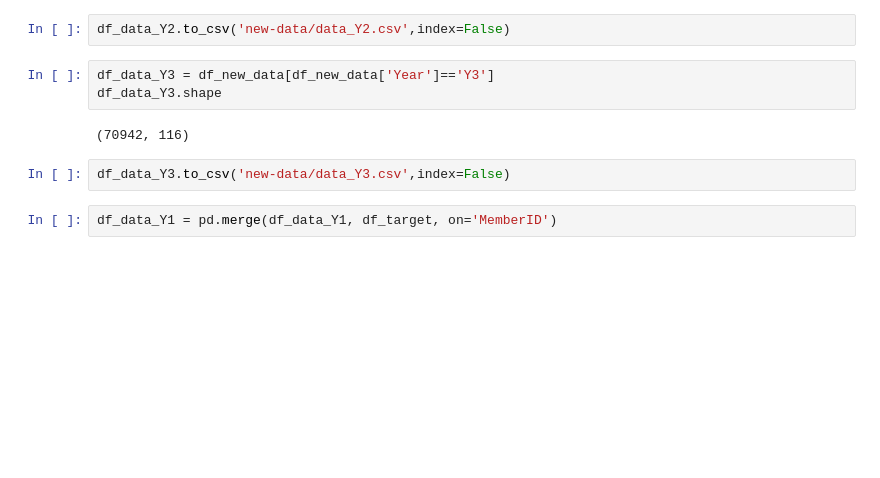
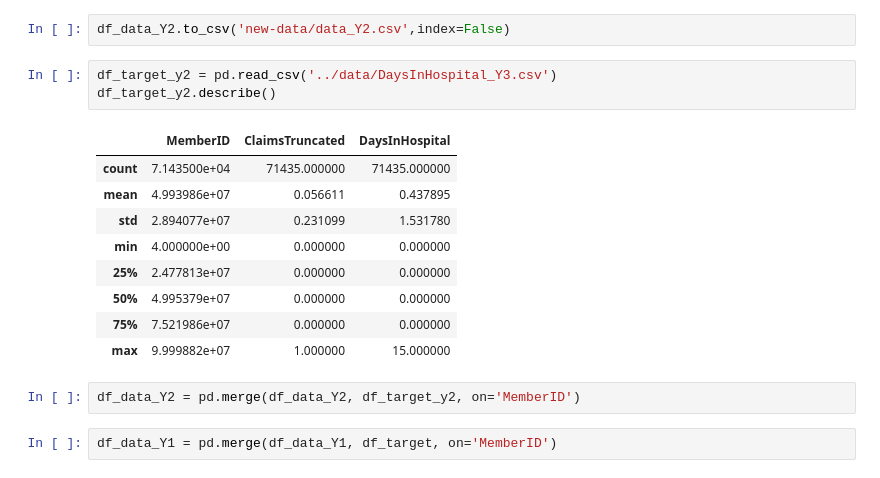
Before and after one commit to truongkhanhduy95/Heritage-Health-Prize, a Jupyter notebook: 1.data-preparation/merger.ipynb, the cells around one changed output. Drawn from its saved outputs; the diff is of its cells as text; blank space fills up the shorter version.

```diff
--- a/1.data-preparation/merger.ipynb
+++ b/1.data-preparation/merger.ipynb
@@ -187,13 +187,21 @@ df_data_Y2.shape
 (71435, 116)
 # %%
 df_data_Y2.to_csv('new-data/data_Y2.csv',index=False)
-# %%
-df_data_Y3 = df_new_data[df_new_data['Year']=='Y3']
-df_data_Y3.shape
-# %% [output]
-(70942, 116)
-# %%
-df_data_Y3.to_csv('new-data/data_Y3.csv',index=False)
+# %%
+df_target_y2 = pd.read_csv('../data/DaysInHospital_Y3.csv')
+df_target_y2.describe()
+# %% [output]
+|  | MemberID | ClaimsTruncated | DaysInHospital |
+| count | 7.143500e+04 | 71435.000000 | 71435.000000 |
+| mean | 4.993986e+07 | 0.056611 | 0.437895 |
+| std | 2.894077e+07 | 0.231099 | 1.531780 |
+| min | 4.000000e+00 | 0.000000 | 0.000000 |
+| 25% | 2.477813e+07 | 0.000000 | 0.000000 |
+| 50% | 4.995379e+07 | 0.000000 | 0.000000 |
+| 75% | 7.521986e+07 | 0.000000 | 0.000000 |
+| max | 9.999882e+07 | 1.000000 | 15.000000 |
+# %%
+df_data_Y2 = pd.merge(df_data_Y2, df_target_y2, on='MemberID')
 # %%
 df_data_Y1 = pd.merge(df_data_Y1, df_target, on='MemberID')
 # %%
```
Also changed, not shown: parts of 3 cells of this notebook.
